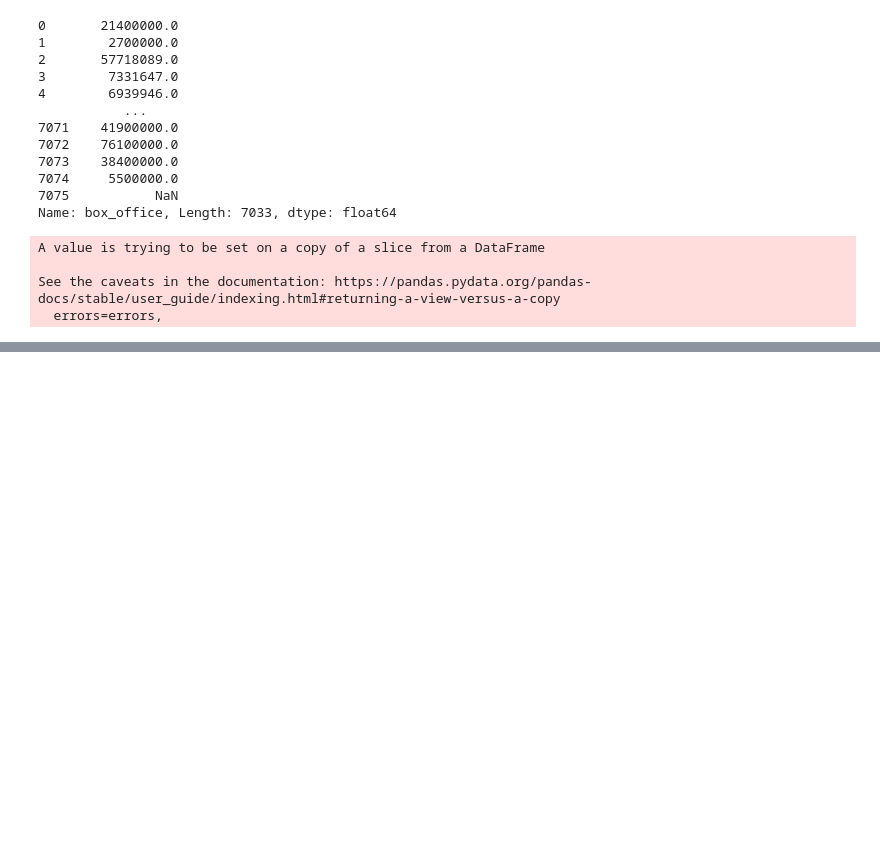
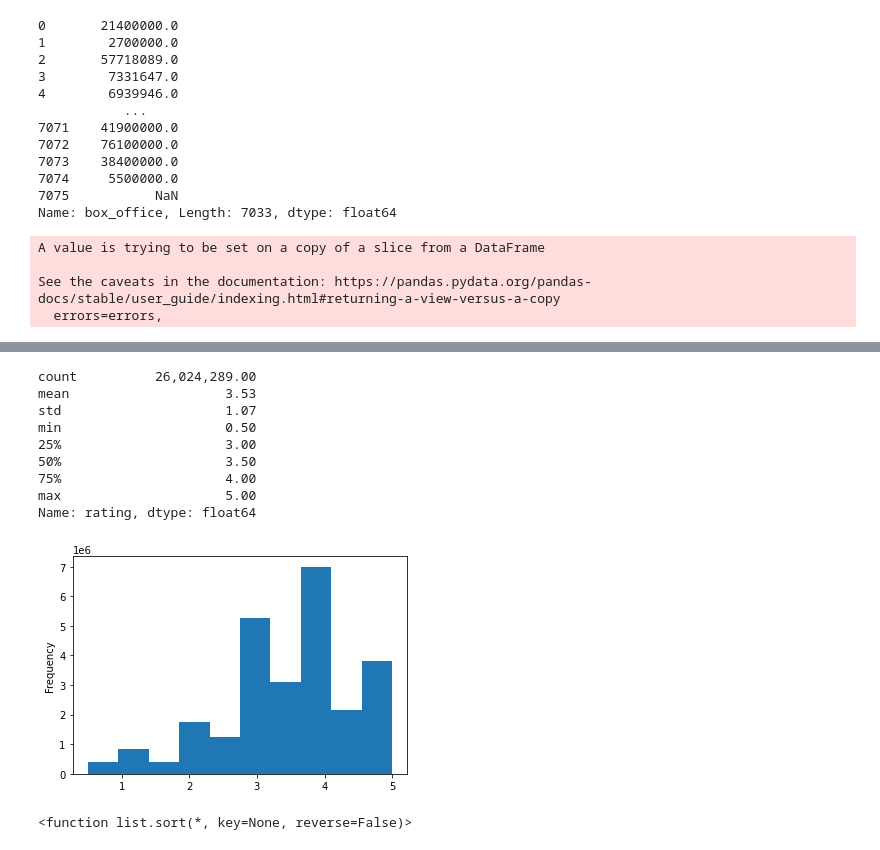
Before and after one commit to jisellejones/Movies-ETL, a Jupyter notebook: Module_work.ipynb, the cells around one changed output, grey strips where cells are left out. Saved outputs shown, nothing was run; the diff lists cells and outputs as text; code cells hidden in the pictures; blank space fills up the shorter version.

Commit message:
merged the wikipedia and kaggle data

```diff
--- a/Module_work.ipynb
+++ b/Module_work.ipynb
@@ -650,0 +646,3 @@ NameError: name 'kaggle_metadata' is not defined
+# %%
+kaggle_metadata = pd.read_csv("movies_metadata.csv", low_memory=False)
+ratings = pd.read_csv("ratings.csv")
@@ -650,0 +720,22 @@ NameError: name 'kaggle_metadata' is not defined
+# %%
+# set timestamp column to date format
+ratings['timestamp'] = pd.to_datetime(ratings['timestamp'], unit='s')
+# %%
+pd.options.display.float_format = '{:20,.2f}'.format
+ratings['rating'].plot(kind='hist')
+ratings['rating'].describe()
+# %% [output]
+count          26,024,289.00
+mean                    3.53
+std                     1.07
+min                     0.50
+25%                     3.00
+50%                     3.50
+75%                     4.00
+max                     5.00
+Name: rating, dtype: float64
+[figure, added]
+# %%
+movies_df = pd.merge(wiki_movies_df, kaggle_metadata, on='imdb_id', suffixes=['_wiki','_kaggle'])
+# %% [output]
+<function list.sort(*, key=None, reverse=False)>
```
Also changed, not shown: parts of 71 cells of this notebook.
